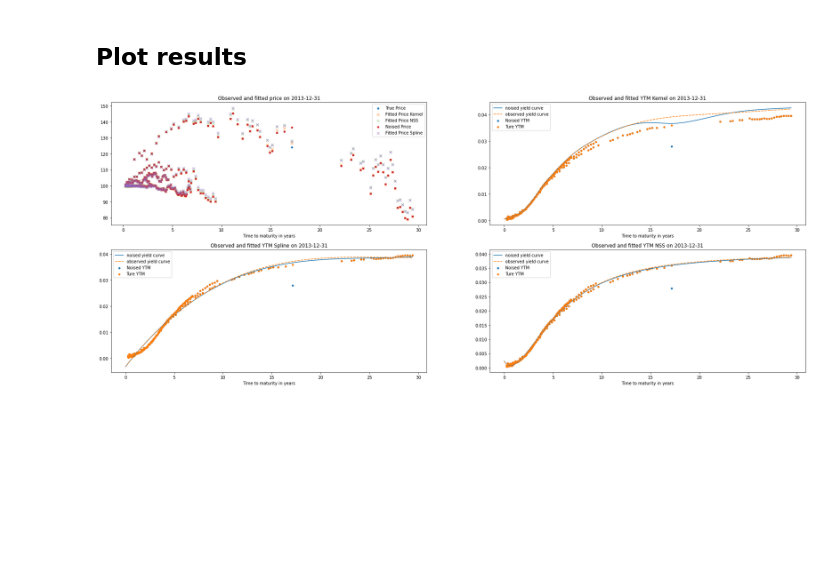
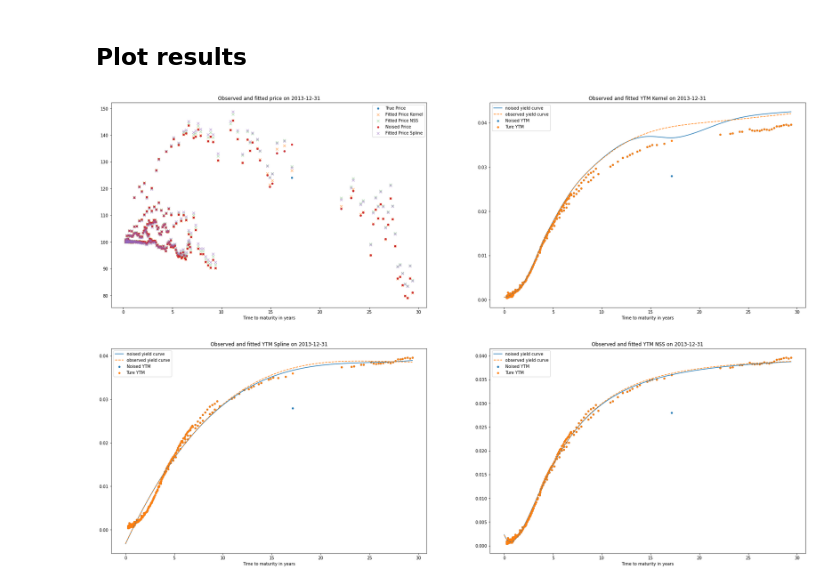
Before and after one commit to Lindi1907/Robust-Machine-Learning-for-Yield-Curve-Estimation, a Jupyter notebook: code&data/KR_example.ipynb, the cells around one changed output. Cells and saved outputs as stored; diff of their text form; code cells hidden in the pictures; blank space fills up the shorter version.

Commit message:
new figure

```diff
--- a/code&data/KR_example.ipynb
+++ b/code&data/KR_example.ipynb
@@ -612,7 +612,7 @@ unique_date_days = unique_date[0]
 unique_ytm_kernel = ytm_fitted_noise[unique_date[1]]
 # %%
 # plot
-fig=plt.figure(figsize=(30,12))
+fig=plt.figure(figsize=(30,20))
 ax_1,ax_2, ax_3, ax_4=fig.add_subplot(2, 2, 1), fig.add_subplot(2,2,2), fig.add_subplot(2,2,3), fig.add_subplot(2,2,4)
 
 
@@ -630,31 +630,31 @@ ax_2.scatter(ttm/365, noise_data_full["ytm"], marker='o', s=15, label='Noised YT
 ax_2.scatter(ttm/365, dict_data[date]['ytm'], marker='o', s=15, label='Ture YTM')
 
 
 # ax_3.scatter(ttm/365, ytm_fitted_noise_nss, marker='x',alpha=0.5, label='Fitted YTM NSS');
 # ax_3.scatter(ttm/365, ytm_fitted_nss, marker='x',alpha=0.3, label='Fitted YTM true');
 ax_3.plot(np.arange(1,1+max_ttm)/365, y_splinefit_noise[:max_ttm], label= "noised yield curve");
 ax_3.plot(np.arange(1,1+max_ttm)/365, y_solved_spline[:max_ttm], linestyle='--', label= "observed yield curve")
 ax_3.scatter(ttm/365, noise_data_full["ytm"], marker='o', s=15, label='Noised YTM')
 ax_3.scatter(ttm/365, dict_data[date]['ytm'], marker='o', s=15, label='Ture YTM')
 
 
 # ax_4.scatter(ttm/365, ytm_fitted_noise_sp, marker='x',alpha=0.5, label='Fitted YTM Spline');
 ax_4.plot(x_spline_date, y_noise_nss, label= "noised yield curve")
 ax_4.plot(x_spline_date, y_solved_nss, linestyle='--', label= "observed yield curve")
 # ax_4.scatter(ttm/365, ytm_fitted_spline, marker='x',alpha=0.3, label='Fitted YTM true');
 ax_4.scatter(ttm/365, noise_data_full["ytm"], marker='o', s=15, label='Noised YTM')
 ax_4.scatter(ttm/365, dict_data[date]['ytm'], marker='o', s=15, label='Ture YTM')
 
 ax_1.set_title('Observed and fitted price on {}'.format(date));
 ax_2.set_title('Observed and fitted YTM Kernel on {}'.format(date));
 ax_4.set_title('Observed and fitted YTM NSS on {}'.format(date));
 ax_3.set_title('Observed and fitted YTM Spline on {}'.format(date))
 
 for ax in [ax_1, ax_2, ax_3, ax_4]:
     ax.legend();
     ax.set_xlabel('Time to maturity in years');
 
 # for ax in [ax_2, ax_3, ax_4]:
 #     ax.set_ylim([0,0.05])
 # %% [output]
-[figure, old version]
+[figure, new version]
```
Also changed, not shown: 1 other file.
